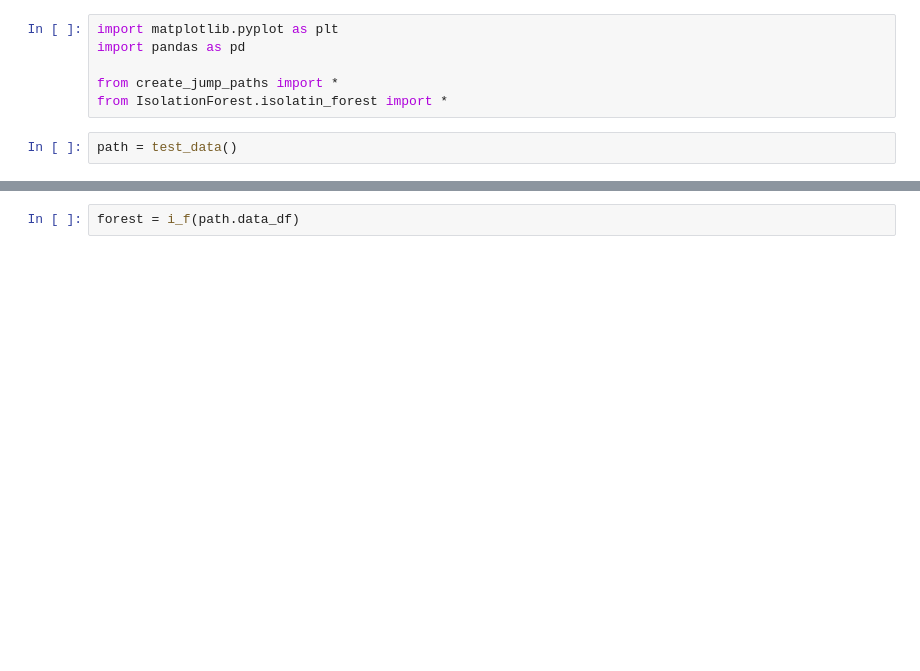
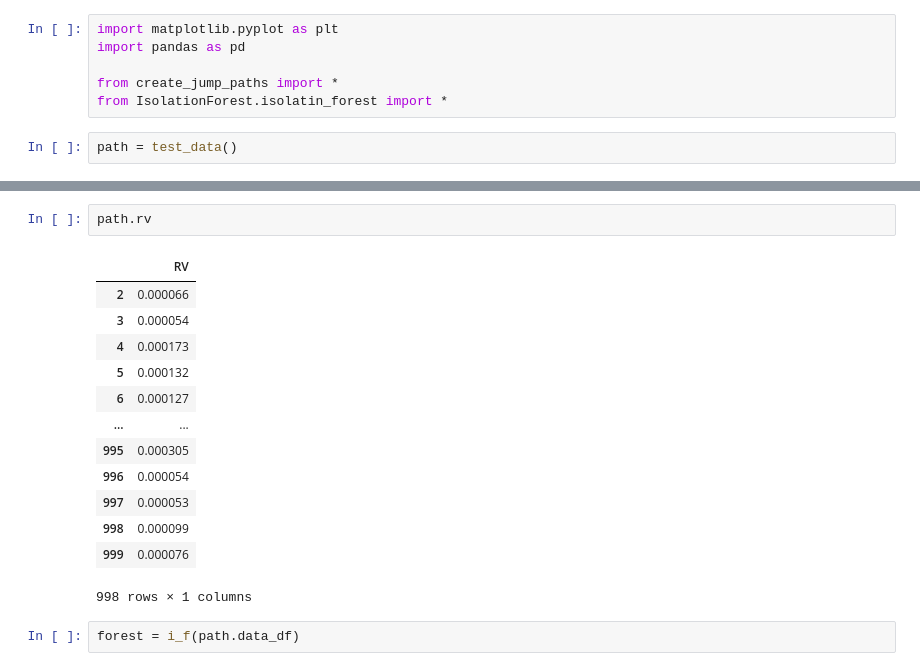
Before and after one commit to Mastercheef/Projekt-Datenanalyse, a Jupyter notebook: test-klassen/main_test.ipynb, the cells around one changed output, grey strips where cells are left out. Cells and saved outputs as stored; diff of their text form; blank space fills up the shorter version.

```diff
--- a/test-klassen/main_test.ipynb
+++ b/test-klassen/main_test.ipynb
@@ -13,3 +29,19 @@ path.plot_path_jumps()
+# %%
+path.rv
+# %% [output]
+|  | RV |
+| 2 | 0.000066 |
+| 3 | 0.000054 |
+| 4 | 0.000173 |
+| 5 | 0.000132 |
+| 6 | 0.000127 |
+| ... | ... |
+| 995 | 0.000305 |
+| 996 | 0.000054 |
+| 997 | 0.000053 |
+| 998 | 0.000099 |
+| 999 | 0.000076 |
+998 rows × 1 columns
 # %%
 forest = i_f(path.data_df)
 # %% [output]
```
Also changed, not shown: parts of 4 cells of this notebook, 1 other file.
